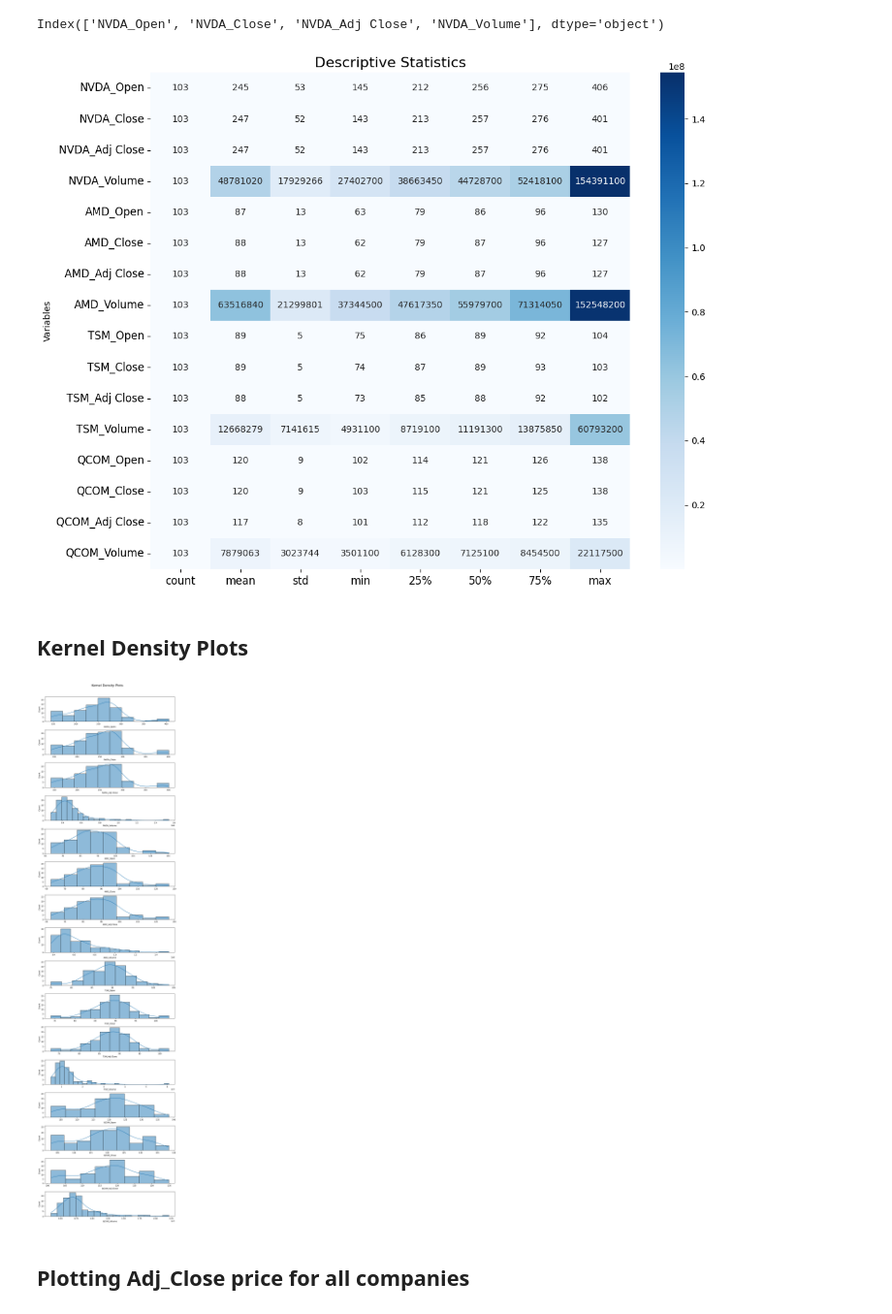
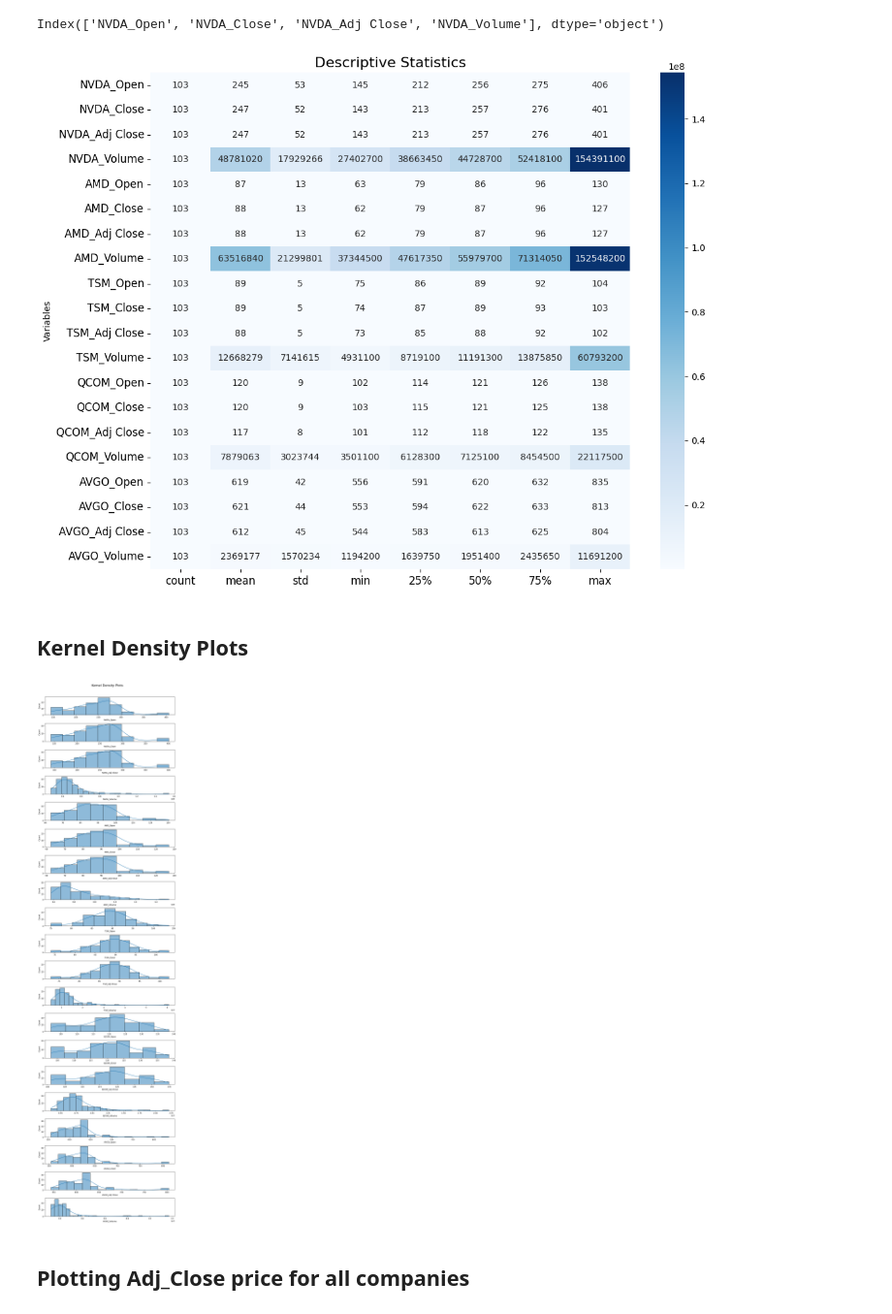
Before and after one commit to piyush-an/INFO7374_Predict_StockPrice, a Jupyter notebook: notebooks/1_NVDA_vs_Competitors.ipynb, the cells around one changed output. Shown at 97% size. Drawn from its saved outputs; the diff is of its cells as text; code cells hidden in the pictures.

```diff
--- a/notebooks/1_NVDA_vs_Competitors.ipynb
+++ b/notebooks/1_NVDA_vs_Competitors.ipynb
@@ -59,6 +63,7 @@ NVDA_new = NVDA[["Open", "Close", "Adj Close", "Volume"]]
 AMD_new = AMD[["Open", "Close", "Adj Close", "Volume"]]
 TSM_new = TSM[["Open", "Close", "Adj Close", "Volume"]]
 QCOM_new = QCOM[["Open", "Close", "Adj Close", "Volume"]]
+AVGO_new = AVGO[["Open", "Close", "Adj Close", "Volume"]]
 # %% [markdown]
 We define the *training period* from `01/01/2022 to 12/31/2022`.
 # %%
@@ -77,6 +82,7 @@ for col in cols:
     AMD_new.rename(columns={col: "AMD_" + col}, inplace=True)
     TSM_new.rename(columns={col: "TSM_" + col}, inplace=True)
     QCOM_new.rename(columns={col: "QCOM_" + col}, inplace=True)
+    AVGO_new.rename(columns={col: "AVGO_" + col}, inplace=True)
 # %% [output]
 A value is trying to be set on a copy of a slice from a DataFrame
 
@@ -101,10 +111,11 @@ NVDA_new = NVDA_new.loc[train_start_date:train_end_date]
 AMD_new = AMD_new.loc[train_start_date:train_end_date]
 TSM_new = TSM_new.loc[train_start_date:train_end_date]
 QCOM_new = QCOM_new.loc[train_start_date:train_end_date]
+AVGO_new = AVGO_new.loc[train_start_date:train_end_date]
 # %% [markdown]
 Concatinating the dataframes for NVDA and all the competitors:
 # %%
-final_df = pd.concat([NVDA_new, AMD_new, TSM_new, QCOM_new], axis=1)
+final_df = pd.concat([NVDA_new, AMD_new, TSM_new, QCOM_new, AVGO_new], axis=1)
 final_df
 # %% [output]
 |  | NVDA_Open | NVDA_Close | NVDA_Adj Close | NVDA_Volume | AMD_Open | AMD_Close | AMD_Adj Close | AMD_Volume | ... |
@@ -171,6 +182,10 @@ report_df = pd.DataFrame(
         "QCOM_Close",
         "QCOM_Adj Close",
         "QCOM_Volume",
+        "AVGO_Open",
+        "AVGO_Close",
+        "AVGO_Adj Close",
+        "AVGO_Volume"
     ],
     columns=["count", "mean", "std", "min", "25%", "50%", "75%", "max"],
     data=report,
@@ -185,22 +200,22 @@ plt.ylabel("Variables")
 plt.title("Descriptive Statistics", size=16)
 plt.show()
 # %% [output]
-[figure, old version]
+[figure, new version]
 # %% [markdown]
 ## Kernel Density Plots
 # %%
 final_cols = final_df.columns
 # %%
 # Plotting 'price' target variable
-fig, ax = plt.subplots(16, 1, figsize=(10, 40))
+fig, ax = plt.subplots(20, 1, figsize=(10, 40))
 for i, col in enumerate(final_cols):
     sns.histplot(final_df[col], kde=True, bins="auto", ax=ax[i])
     ax[i].set_xlabel(col)
 fig.suptitle("Kernel Density Plots", fontsize=16)
 fig.tight_layout(rect=[0, 0.03, 1, 0.97])
 plt.show()
 # %% [output]
-[figure, old version]
+[figure, new version]
 # %% [markdown]
 ## Plotting Adj_Close price for all companies
 # %%
```
Also changed, not shown: parts of 14 cells of this notebook.
